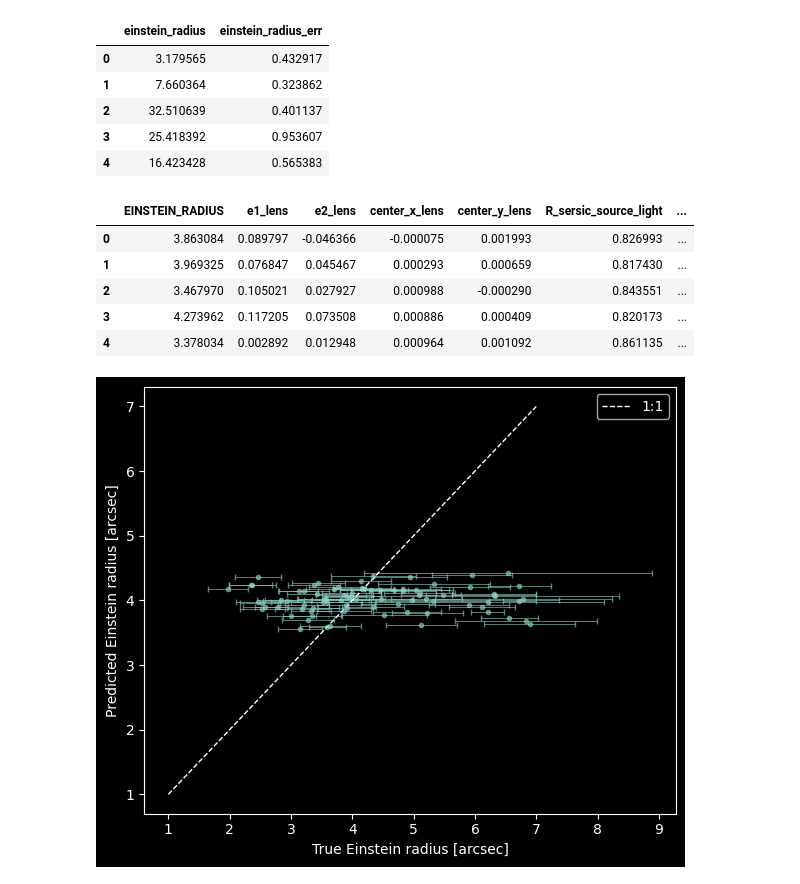
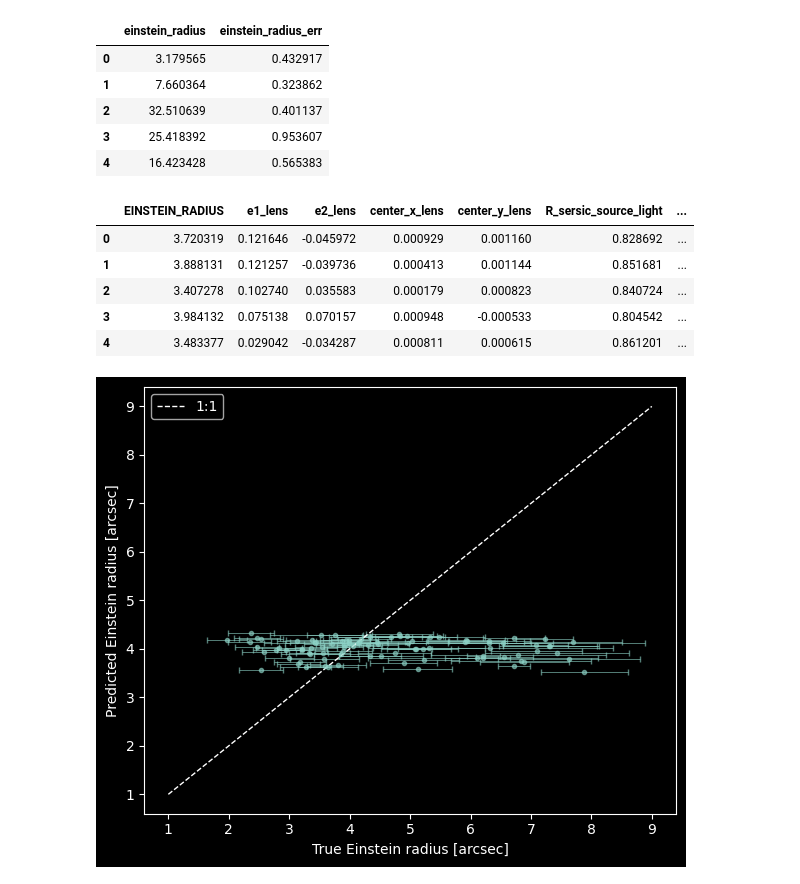
Before and after one commit to JimenaGonzalez/Hybrid_SL_Modeling, a Jupyter notebook: Regression/ML/Performance_ODonnell.ipynb, the cells around one changed output. Drawn from its saved outputs; the diff is of its cells as text; code cells hidden in the pictures.

```diff
--- a/Regression/ML/Performance_ODonnell.ipynb
+++ b/Regression/ML/Performance_ODonnell.ipynb
@@ -177,29 +177,25 @@ data.head()
 # %%
 def testing_analysis(test_loader):
     predicted_data, true_data, complete_data = [], [], []
+
     for i, sample in enumerate(tqdm(test_loader)):
-        data, target, sample_img, sample_data = sample['image'], sample['label'] , sample['img'], sample['data']
+        data, target, sample_data = sample['image'], sample['label'], sample['data']
 
         output = model.forward(data)
-        output = output.detach().cpu().numpy()
 
-        predicted_data.append(output[0])
-        true_data.append(target.cpu().numpy()[0])
+        predicted_data.append(output.detach().cpu().numpy())
+        true_data.append(target.cpu().numpy())
+        complete_data.append(pd.DataFrame.from_dict(sample_data).iloc[0])
+
+    scaler_y = joblib.load('Exp/exp4/scaler_y.joblib')
+
+    predicted_data = scaler_y.inverse_transform(np.vstack(predicted_data))
+    true_data = np.vstack(true_data)
+    complete_data = pd.DataFrame(complete_data).reset_index(drop=True)
+
+    return pd.DataFrame(predicted_data), pd.DataFrame(true_data), complete_data
 
 
-        new_df = pd.DataFrame.from_dict(sample_data)
-        #print(new_df)
-        complete_data.append(new_df.iloc[0])#, ignore_index=True)
-
-    scaler_y = joblib.load('Exp/exp4/scaler_y.joblib') #Applying inverse transformation to predicted data
-    predicted_data = scaler_y.inverse_transform(predicted_data)
-
-    predicted_data = pd.DataFrame(predicted_data)
-    true_data = pd.DataFrame(true_data)
-    complete_data = pd.DataFrame(complete_data).reset_index(drop=True)
-
-    return(predicted_data, true_data, complete_data)
-
 predicted_data, true_data, complete_data = testing_analysis(data_loader)
 # %%
 complete_data.head()
@@ -235,25 +231,25 @@ true_data.head()
 predicted_data.head()
 # %% [output]
 |  | EINSTEIN_RADIUS | e1_lens | e2_lens | center_x_lens | center_y_lens | R_sersic_source_light | ... |
-| 0 | 3.863084 | 0.089797 | -0.046366 | -0.000075 | 0.001993 | 0.826993 | ... |
-| 1 | 3.969325 | 0.076847 | 0.045467 | 0.000293 | 0.000659 | 0.817430 | ... |
-| 2 | 3.467970 | 0.105021 | 0.027927 | 0.000988 | -0.000290 | 0.843551 | ... |
-| 3 | 4.273962 | 0.117205 | 0.073508 | 0.000886 | 0.000409 | 0.820173 | ... |
-| 4 | 3.378034 | 0.002892 | 0.012948 | 0.000964 | 0.001092 | 0.861135 | ... |
+| 0 | 3.720319 | 0.121646 | -0.045972 | 0.000929 | 0.001160 | 0.828692 | ... |
+| 1 | 3.888131 | 0.121257 | -0.039736 | 0.000413 | 0.001144 | 0.851681 | ... |
+| 2 | 3.407278 | 0.102740 | 0.035583 | 0.000179 | 0.000823 | 0.840724 | ... |
+| 3 | 3.984132 | 0.075138 | 0.070157 | 0.000948 | -0.000533 | 0.804542 | ... |
+| 4 | 3.483377 | 0.029042 | -0.034287 | 0.000811 | 0.000615 | 0.861201 | ... |
 # %%
 #Cleaning data: rank & Einstein radius -> Get index
-data_tmp = complete_data[complete_data['einstein_radius'] < 7][complete_data['rank'] > 5]
+data_tmp = complete_data[complete_data['einstein_radius'] < 8][complete_data['rank'] > 5]
 idx = data_tmp.index
 
 plt.figure(figsize=(6, 5))
 plt.errorbar(true_data.iloc[idx]['einstein_radius'], predicted_data.iloc[idx]['EINSTEIN_RADIUS'], xerr=true_data.iloc[idx]['einstein_radius_err'], fmt='o', ms=3,
              elinewidth=0.7, capsize=2, alpha=0.6)
-line = np.linspace(1, 7, 10)
+line = np.linspace(1, 9, 10)
 plt.plot(line, line, 'w--', linewidth=1, label='1:1')
 plt.xlabel('True Einstein radius [arcsec]')
 plt.ylabel('Predicted Einstein radius [arcsec]')
 plt.legend()
 plt.tight_layout()
 plt.show()
 # %% [output]
-[figure, old version]
+[figure, new version]
```
Also changed, not shown: parts of 1 cell of this notebook, 2 other files.
